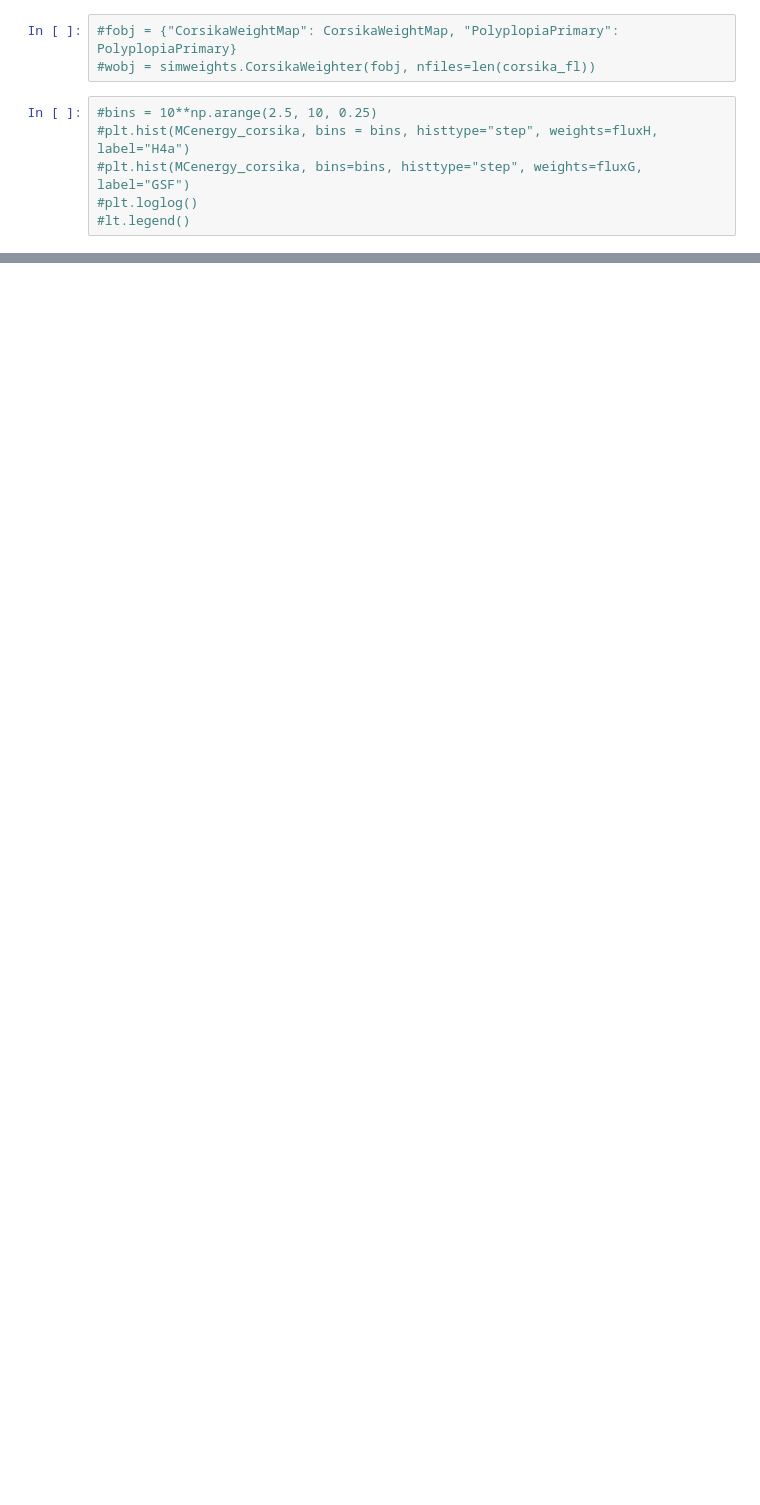
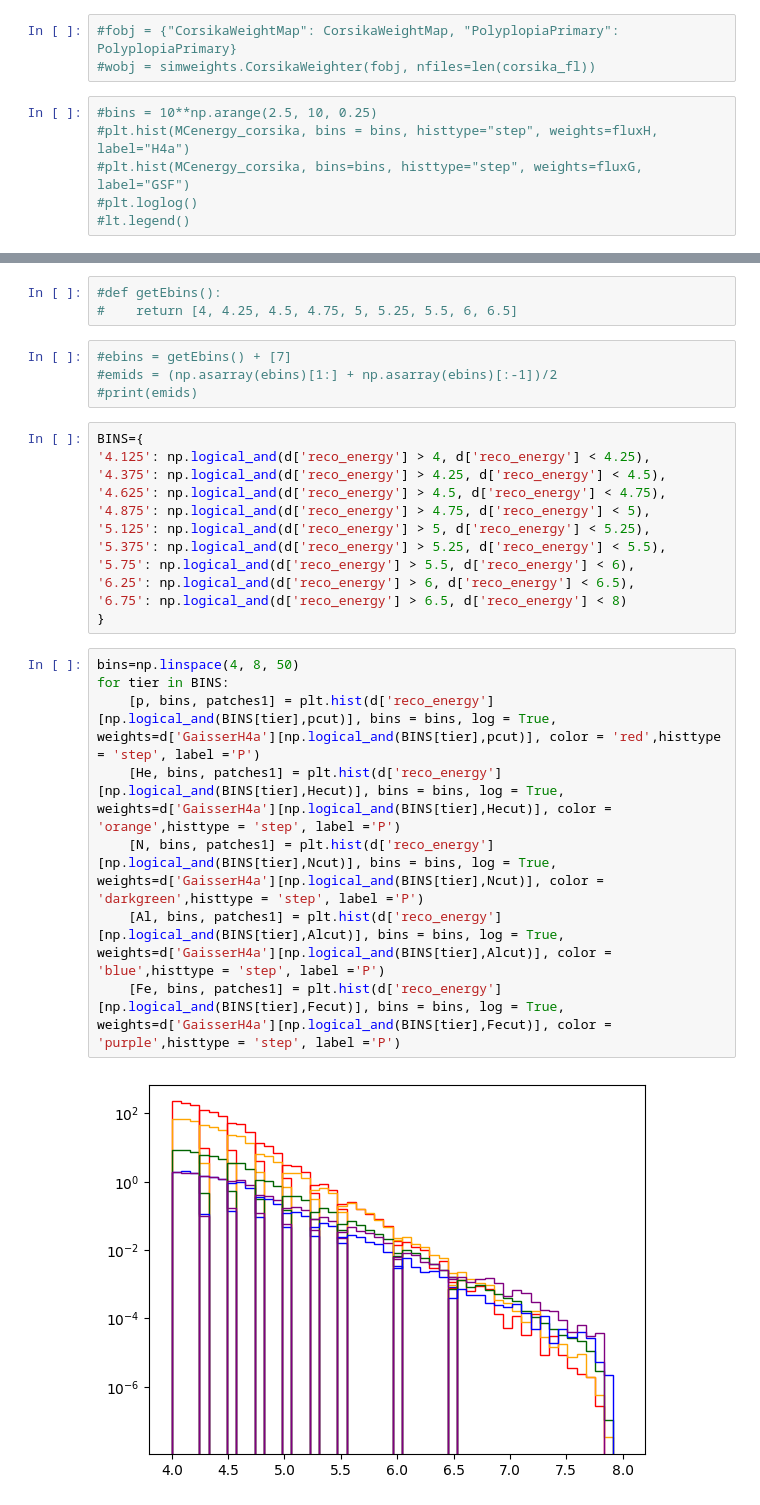
Before and after one commit to fmcnallyi3/it_anisotropy, a Jupyter notebook: rigidity/reco_energy.ipynb, the cells around one changed output, grey strips where cells are left out. Drawn from its saved outputs; the diff is of its cells as text; blank space fills up the shorter version.

```diff
--- a/rigidity/reco_energy.ipynb
+++ b/rigidity/reco_energy.ipynb
@@ -79,0 +147,29 @@ plt.show()
+# %%
+#def getEbins():
+#    return [4, 4.25, 4.5, 4.75, 5, 5.25, 5.5, 6, 6.5]
+# %%
+#ebins = getEbins() + [7]
+#emids = (np.asarray(ebins)[1:] + np.asarray(ebins)[:-1])/2
+#print(emids)
+# %%
+BINS={
+'4.125': np.logical_and(d['reco_energy'] > 4, d['reco_energy'] < 4.25),
+'4.375': np.logical_and(d['reco_energy'] > 4.25, d['reco_energy'] < 4.5),
+'4.625': np.logical_and(d['reco_energy'] > 4.5, d['reco_energy'] < 4.75),
+'4.875': np.logical_and(d['reco_energy'] > 4.75, d['reco_energy'] < 5),
+'5.125': np.logical_and(d['reco_energy'] > 5, d['reco_energy'] < 5.25),
+'5.375': np.logical_and(d['reco_energy'] > 5.25, d['reco_energy'] < 5.5),
+'5.75': np.logical_and(d['reco_energy'] > 5.5, d['reco_energy'] < 6),
+'6.25': np.logical_and(d['reco_energy'] > 6, d['reco_energy'] < 6.5),
+'6.75': np.logical_and(d['reco_energy'] > 6.5, d['reco_energy'] < 8)
+}
+# %%
+bins=np.linspace(4, 8, 50)
+for tier in BINS:
+    [p, bins, patches1] = plt.hist(d['reco_energy'][np.logical_and(BINS[tier],pcut)], bins = bins, log = True, weights=d['GaisserH4a'][np.logical_and(BINS[tier],pcut)], color = 'red',histtype = 'step', label ='P')
+    [He, bins, patches1] = plt.hist(d['reco_energy'][np.logical_and(BINS[tier],Hecut)], bins = bins, log = True, weights=d['GaisserH4a'][np.logical_and(BINS[tier],Hecut)], color = 'orange',histtype = 'step', label ='P')
+    [N, bins, patches1] = plt.hist(d['reco_energy'][np.logical_and(BINS[tier],Ncut)], bins = bins, log = True, weights=d['GaisserH4a'][np.logical_and(BINS[tier],Ncut)], color = 'darkgreen',histtype = 'step', label ='P')
+    [Al, bins, patches1] = plt.hist(d['reco_energy'][np.logical_and(BINS[tier],Alcut)], bins = bins, log = True, weights=d['GaisserH4a'][np.logical_and(BINS[tier],Alcut)], color = 'blue',histtype = 'step', label ='P')
+    [Fe, bins, patches1] = plt.hist(d['reco_energy'][np.logical_and(BINS[tier],Fecut)], bins = bins, log = True, weights=d['GaisserH4a'][np.logical_and(BINS[tier],Fecut)], color = 'purple',histtype = 'step', label ='P')
+# %% [output]
+[figure, added]
```
Also changed, not shown: parts of 16 cells of this notebook, 2 other files.
